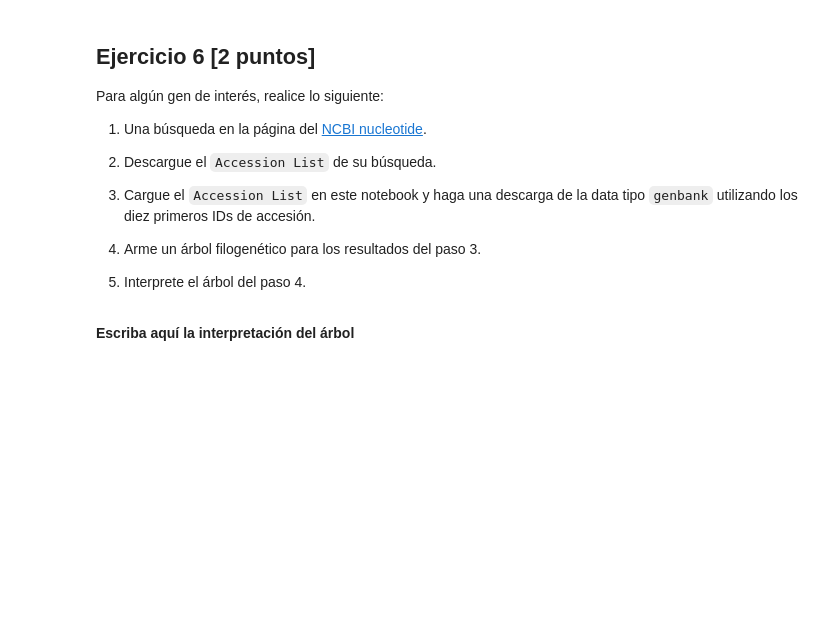
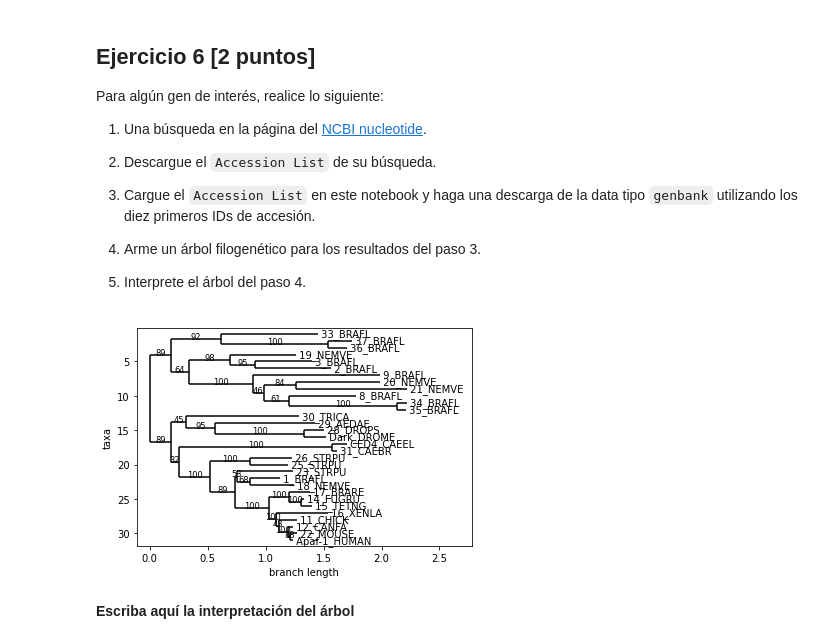
Before and after one commit to majitoz96/GBI6_ExamenPython, a Jupyter notebook: 2021II_GBI6_ExamenParcialPython.ipynb, the cells around one changed output. Drawn from its saved outputs; the diff is of its cells as text; code cells hidden in the pictures; blank space fills up the shorter version.

```diff
--- a/2021II_GBI6_ExamenParcialPython.ipynb
+++ b/2021II_GBI6_ExamenParcialPython.ipynb
@@ -331,3 +329,15 @@ Para algún gen de interés, realice lo siguiente:
+# %%
+# Escriba aquí su código para el ejercicio 6
+from Bio.Phylo import PhyloXML
+from Bio import SeqIO
+import pylab
+from Bio import Phylo
+
+tree = Phylo.read("./sample_data/apaf.xml", "phyloxml")
+tree.ladderize()  # Flip branches so deeper clades are displayed at top
+Phylo.draw(tree)
+# %% [output]
+[figure, added]
 # %% [markdown]
 **Escriba aquí la interpretación del árbol**
 # %% [markdown]
```
Also changed, not shown: parts of 1 cell of this notebook.
